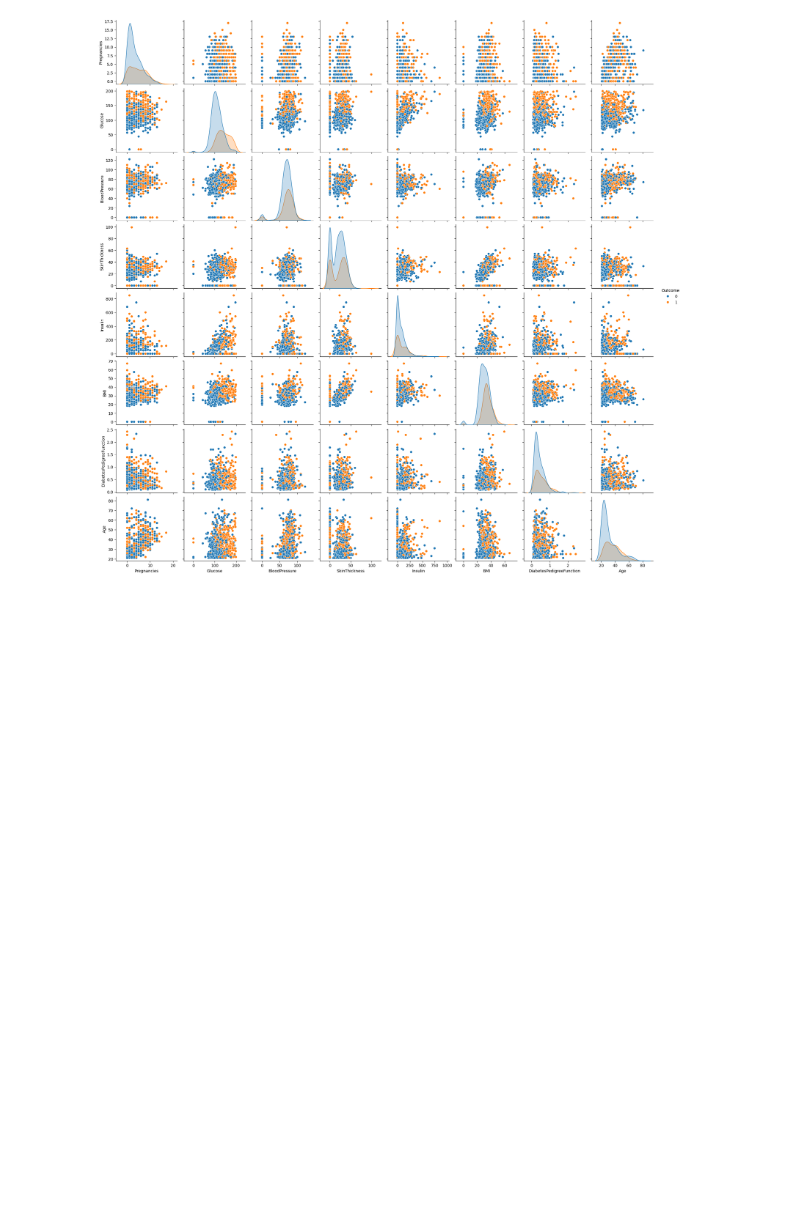
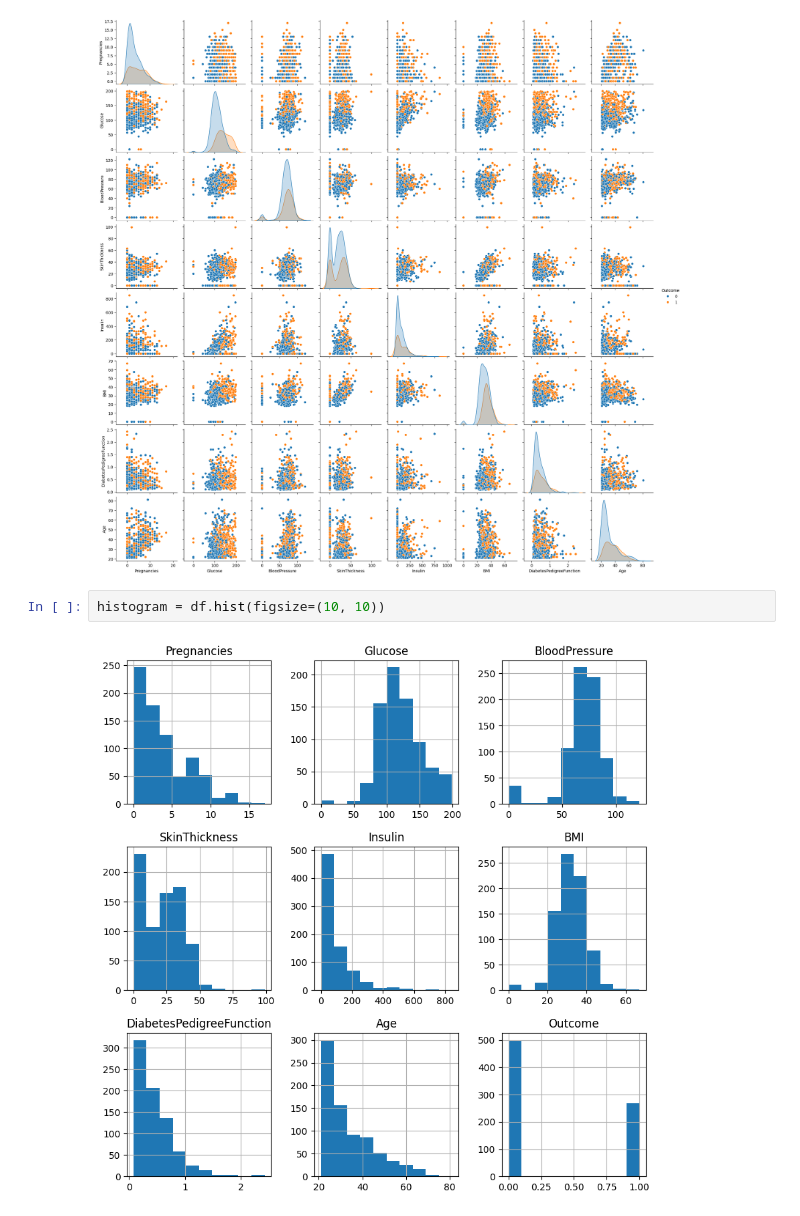
Before and after one commit to Anonymous096/MLOps, a Jupyter notebook: EDA-Visual.ipynb, the cells around one changed output. Cells and saved outputs as stored; diff of their text form; blank space fills up the shorter version.

Commit message:
EDA visualization

```diff
--- a/EDA-Visual.ipynb
+++ b/EDA-Visual.ipynb
@@ -88,3 +88,7 @@ sns.pairplot(df, hue='Outcome')
 # %% [output]
 <seaborn.axisgrid.PairGrid at 0x...>
 [figure]
+# %%
+histogram = df.hist(figsize=(10, 10))
+# %% [output]
+[figure, added]
```
Also changed, not shown: parts of 4 cells of this notebook.
